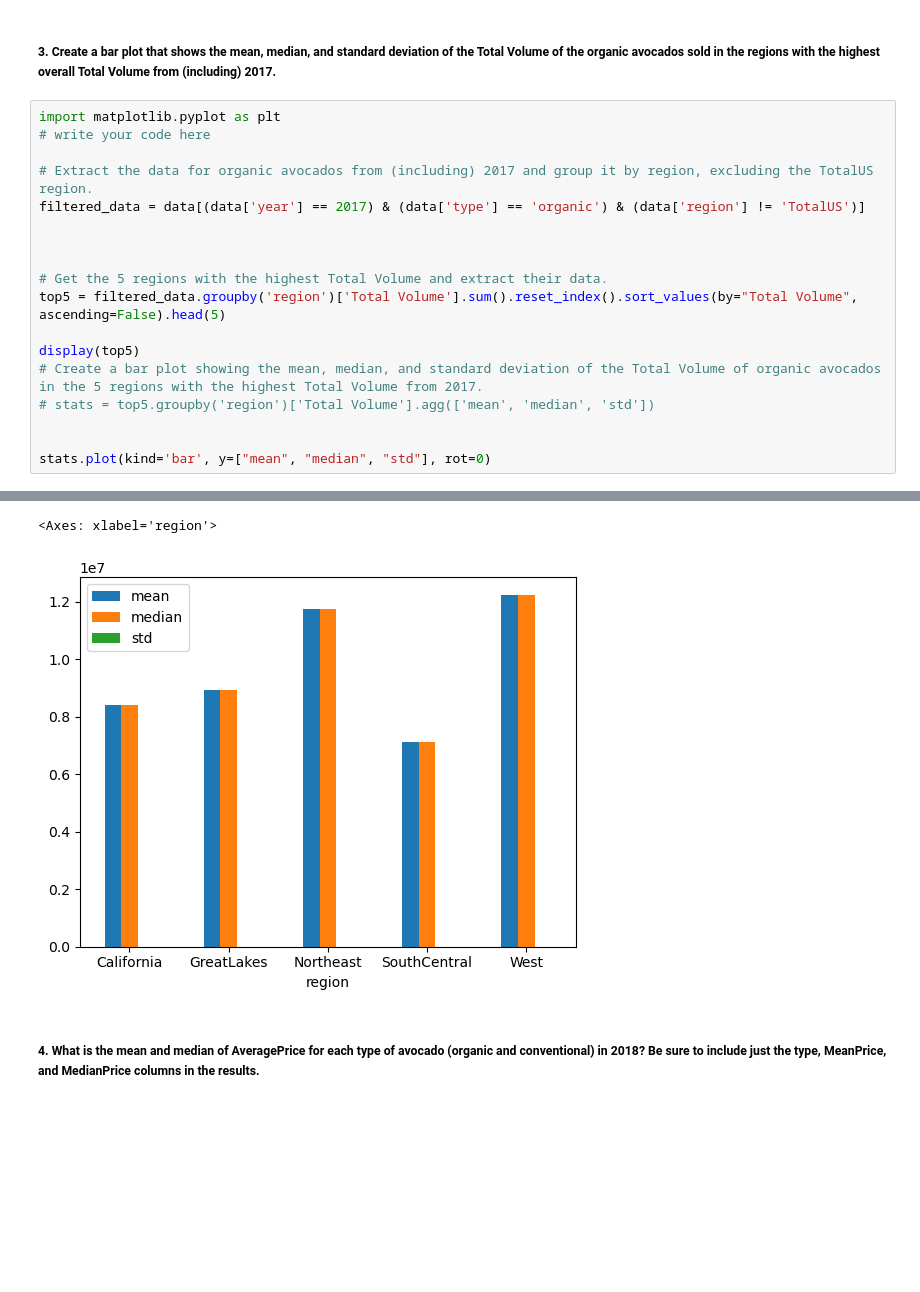
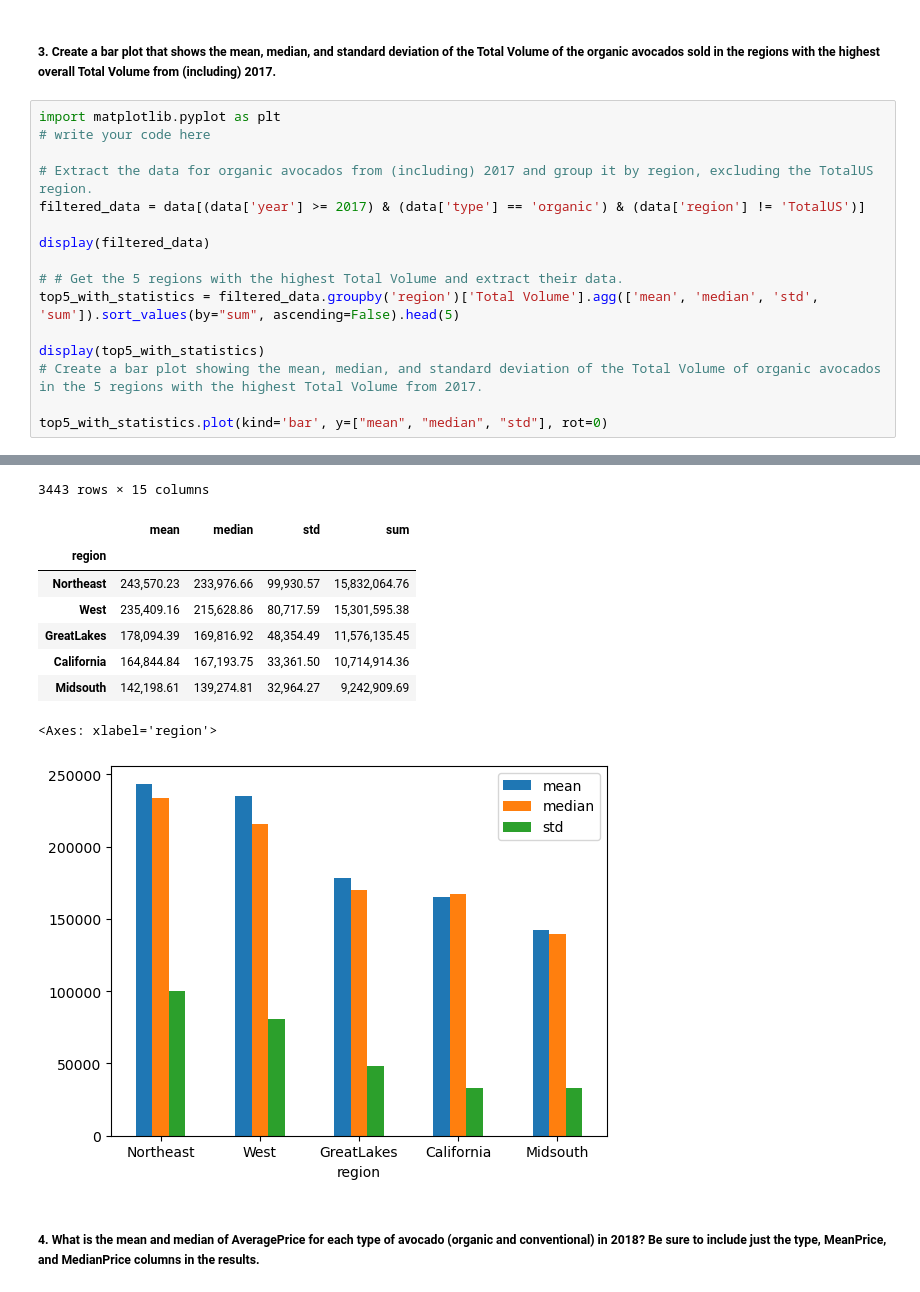
Before and after one commit to mesieou/deakin, a Jupyter notebook: introduction-to-ai/c1/C1.ipynb, the cells around one changed output, grey strips where cells are left out. Cells and saved outputs as stored; diff of their text form; blank space fills up the shorter version.

```diff
--- a/introduction-to-ai/c1/C1.ipynb
+++ b/introduction-to-ai/c1/C1.ipynb
@@ -70,17 +70,15 @@ import matplotlib.pyplot as plt
 # write your code here
 
 # Extract the data for organic avocados from (including) 2017 and group it by region, excluding the TotalUS region.
-filtered_data = data[(data['year'] == 2017) & (data['type'] == 'organic') & (data['region'] != 'TotalUS')]
+filtered_data = data[(data['year'] >= 2017) & (data['type'] == 'organic') & (data['region'] != 'TotalUS')]
 
+display(filtered_data)
 
+# # Get the 5 regions with the highest Total Volume and extract their data.
+top5_with_statistics = filtered_data.groupby('region')['Total Volume'].agg(['mean', 'median', 'std', 'sum']).sort_values(by="sum", ascending=False).head(5)
 
-# Get the 5 regions with the highest Total Volume and extract their data.
-top5 = filtered_data.groupby('region')['Total Volume'].sum().reset_index().sort_values(by="Total Volume", ascending=False).head(5)
+display(top5_with_statistics)
+# Create a bar plot showing the mean, median, and standard deviation of the Total Volume of organic avocados in the 5 regions with the highest Total Volume from 2017.
 
-display(top5)
-# Create a bar plot showing the mean, median, and standard deviation of the Total Volume of organic avocados in the 5 regions with the highest Total Volume from 2017.
-# stats = top5.groupby('region')['Total Volume'].agg(['mean', 'median', 'std'])
-
-
-stats.plot(kind='bar', y=["mean", "median", "std"], rot=0)
+top5_with_statistics.plot(kind='bar', y=["mean", "median", "std"], rot=0)
 # %% [output]
@@ -93,5 +97,13 @@ stats.plot(kind='bar', y=["mean", "median", "std"], rot=0)
-<Axes: xlabel='region'>
+3443 rows × 15 columns
+|  | mean | median | std | sum |
+| region |  |  |  |  |
+| Northeast | 243,570.23 | 233,976.66 | 99,930.57 | 15,832,064.76 |
+| West | 235,409.16 | 215,628.86 | 80,717.59 | 15,301,595.38 |
+| GreatLakes | 178,094.39 | 169,816.92 | 48,354.49 | 11,576,135.45 |
+| California | 164,844.84 | 167,193.75 | 33,361.50 | 10,714,914.36 |
+| Midsouth | 142,198.61 | 139,274.81 | 32,964.27 | 9,242,909.69 |
+<Axes: xlabel='region'>
-[figure, old version]
+[figure, new version]
 # %% [markdown]
 ##### 4. What is the mean and median of AveragePrice for each type of avocado (organic and conventional) in 2018? Be sure to include just the type, MeanPrice, and MedianPrice columns in the results.
 # %%
```
Also changed, not shown: parts of 1 cell of this notebook.
